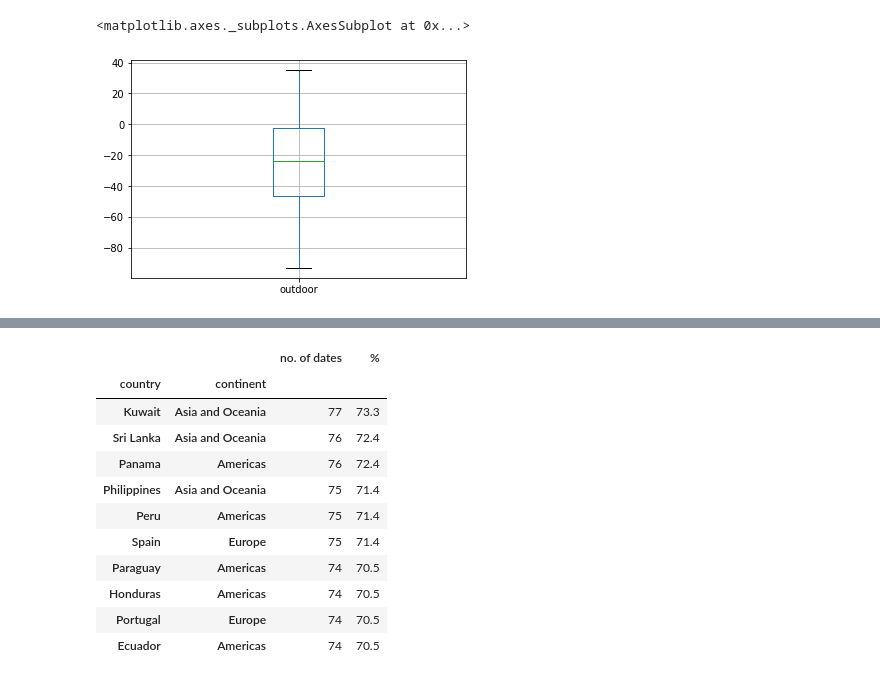
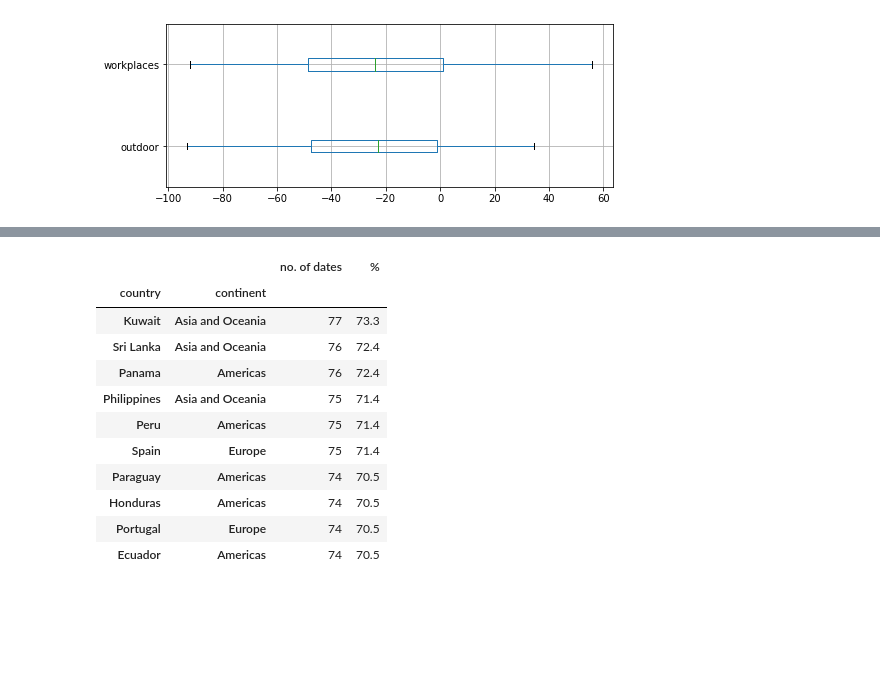
Before and after one commit to ptmphuong/covid-mobility-visualization, a Jupyter notebook: mobility.ipynb, the cells around one changed output, grey strips where cells are left out. Drawn from its saved outputs; the diff is of its cells as text; code cells hidden in the pictures; blank space fills up the shorter version.

```diff
--- a/mobility.ipynb
+++ b/mobility.ipynb
@@ -29,8 +30,8 @@ df.head()
-# %%
-df[["outdoor"]].boxplot()
-# %% [output]
-<matplotlib.axes._subplots.AxesSubplot at 0x...>
-[figure, removed]
+# %%
+df[["outdoor", "workplaces"]].boxplot(vert=False, figsize=(8,3))
+plt.show()
+# %% [output]
+[figure, added]
 # %%
 q3_o = np.percentile(df["outdoor"], 75, interpolation='midpoint')
 q3_o
```
Also changed, not shown: parts of 8 cells of this notebook.
